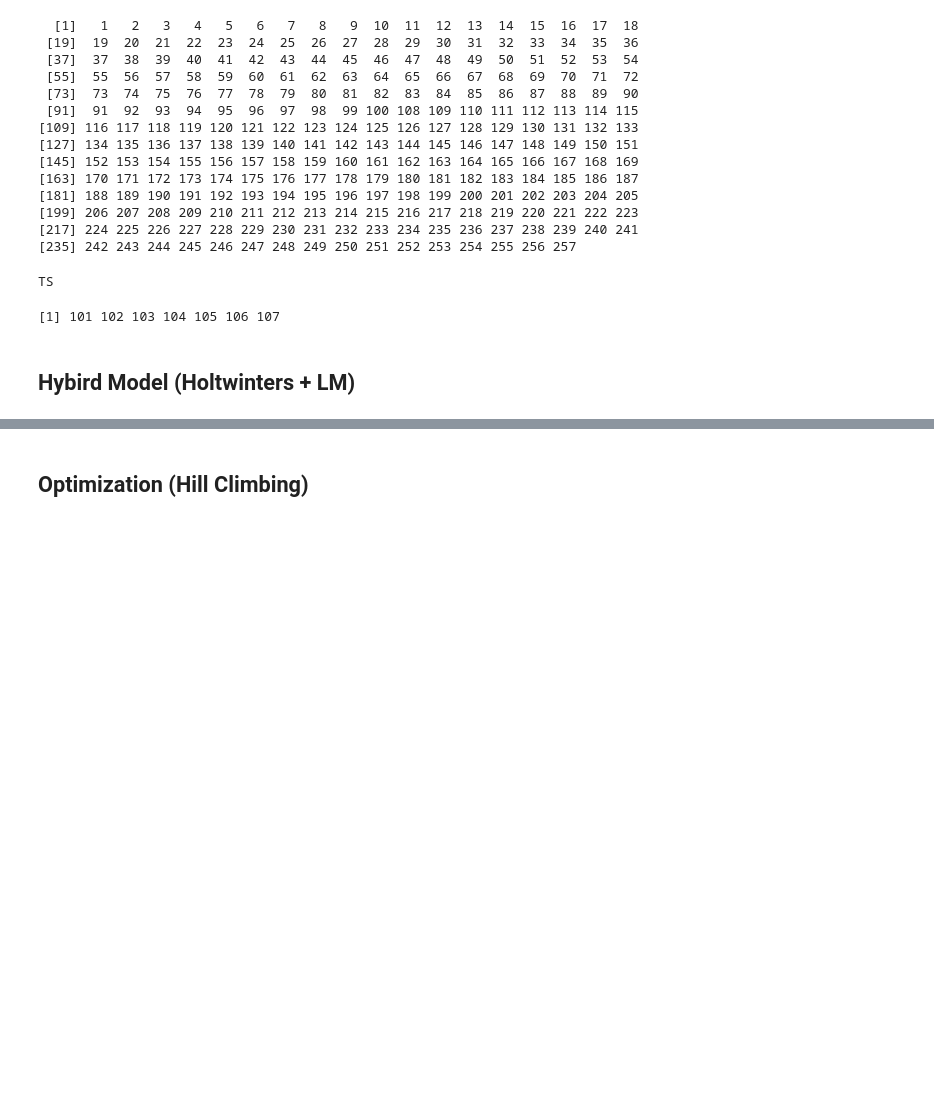
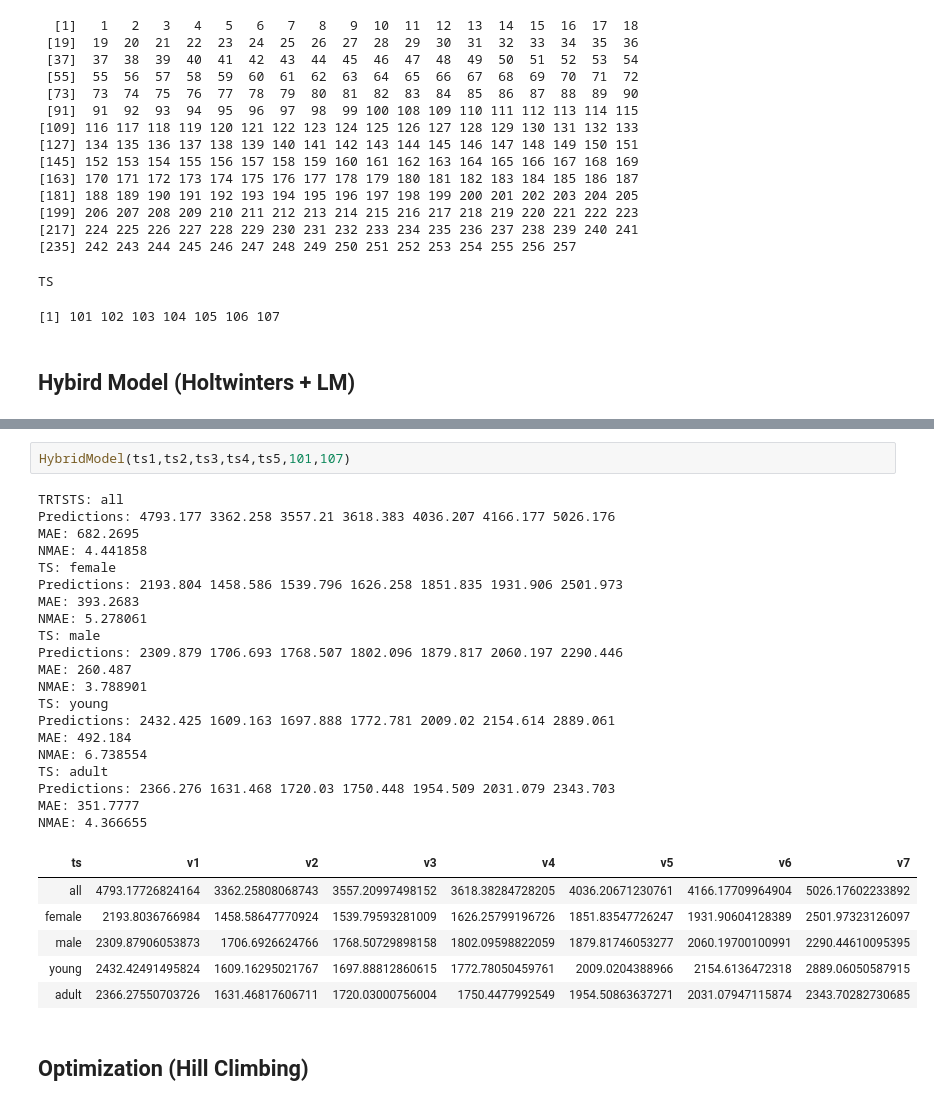
Before and after one commit to JoaoGuedes01/TIAPOSE_R_Data_Mining, a Jupyter notebook: Jupyter/Implementation.ipynb, the cells around one changed output, grey strips where cells are left out. Cells and saved outputs as stored; diff of their text form; blank space fills up the shorter version.

```diff
--- a/Jupyter/Implementation.ipynb
+++ b/Jupyter/Implementation.ipynb
@@ -185,2 +189,31 @@ NMAE: 4.366655
+# %%
+HybridModel(ts1,ts2,ts3,ts4,ts5,101,107)
+# %% [output]
+TRTSTS: all
+Predictions: 4793.177 3362.258 3557.21 3618.383 4036.207 4166.177 5026.176
+MAE: 682.2695
+NMAE: 4.441858
+TS: female
+Predictions: 2193.804 1458.586 1539.796 1626.258 1851.835 1931.906 2501.973
+MAE: 393.2683
+NMAE: 5.278061
+TS: male
+Predictions: 2309.879 1706.693 1768.507 1802.096 1879.817 2060.197 2290.446
+MAE: 260.487
+NMAE: 3.788901
+TS: young
+Predictions: 2432.425 1609.163 1697.888 1772.781 2009.02 2154.614 2889.061
+MAE: 492.184
+NMAE: 6.738554
+TS: adult
+Predictions: 2366.276 1631.468 1720.03 1750.448 1954.509 2031.079 2343.703
+MAE: 351.7777
+NMAE: 4.366655
+| ts | v1 | v2 | v3 | v4 | v5 | v6 | v7 |
+| all | 4793.17726824164 | 3362.25808068743 | 3557.20997498152 | 3618.38284728205 | 4036.20671230761 | 4166.17709964904 | 5026.17602233892 |
+| female | 2193.8036766984 | 1458.58647770924 | 1539.79593281009 | 1626.25799196726 | 1851.83547726247 | 1931.90604128389 | 2501.97323126097 |
+| male | 2309.87906053873 | 1706.6926624766 | 1768.50729898158 | 1802.09598822059 | 1879.81746053277 | 2060.19700100991 | 2290.44610095395 |
+| young | 2432.42491495824 | 1609.16295021767 | 1697.88812860615 | 1772.78050459761 | 2009.0204388966 | 2154.6136472318 | 2889.06050587915 |
+| adult | 2366.27550703726 | 1631.46817606711 | 1720.03000756004 | 1750.4477992549 | 1954.50863637271 | 2031.07947115874 | 2343.70282730685 |
 # %% [markdown]
 ## Optimization (Hill Climbing)
```
Also changed, not shown: parts of 4 cells of this notebook.
